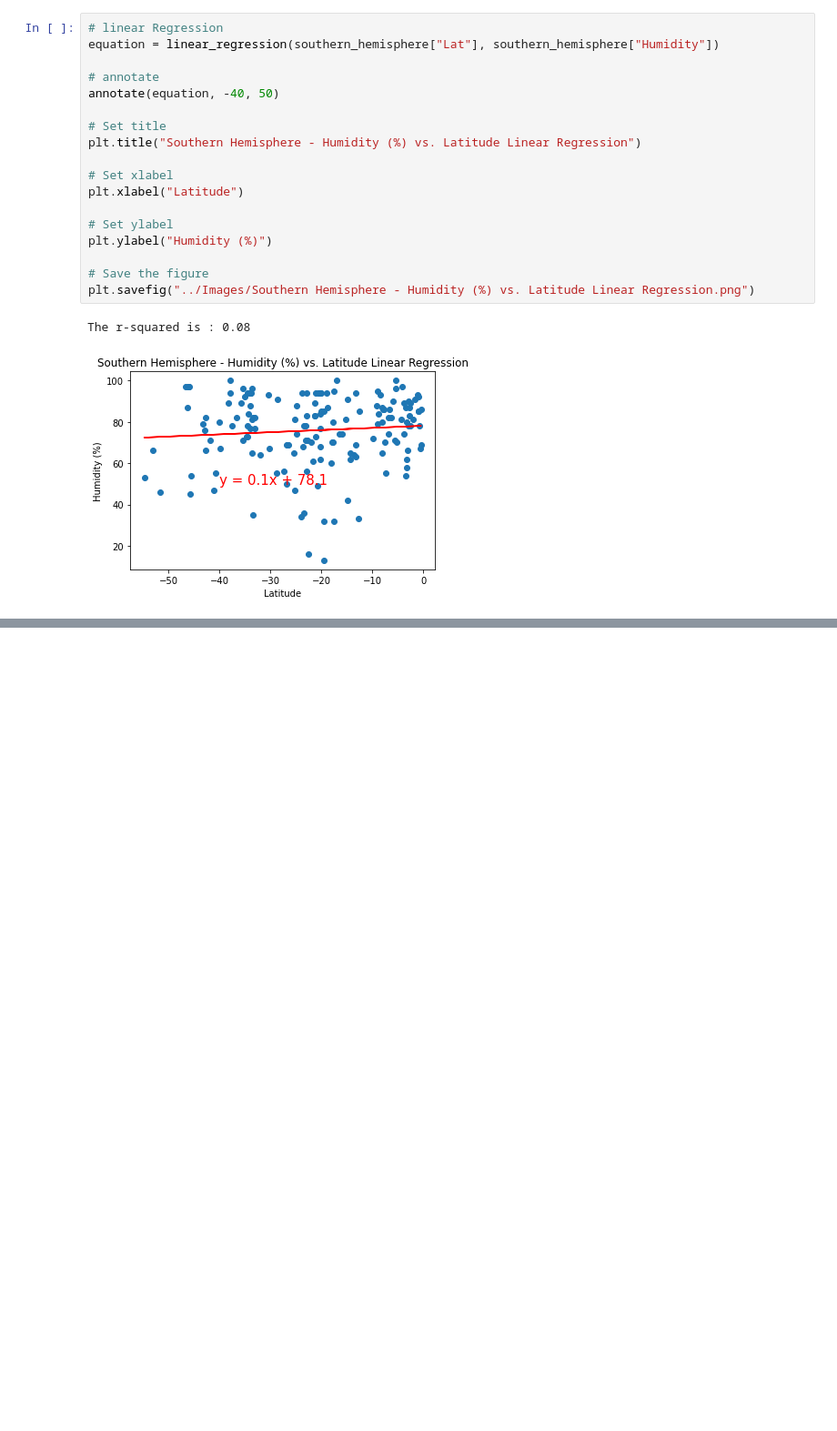
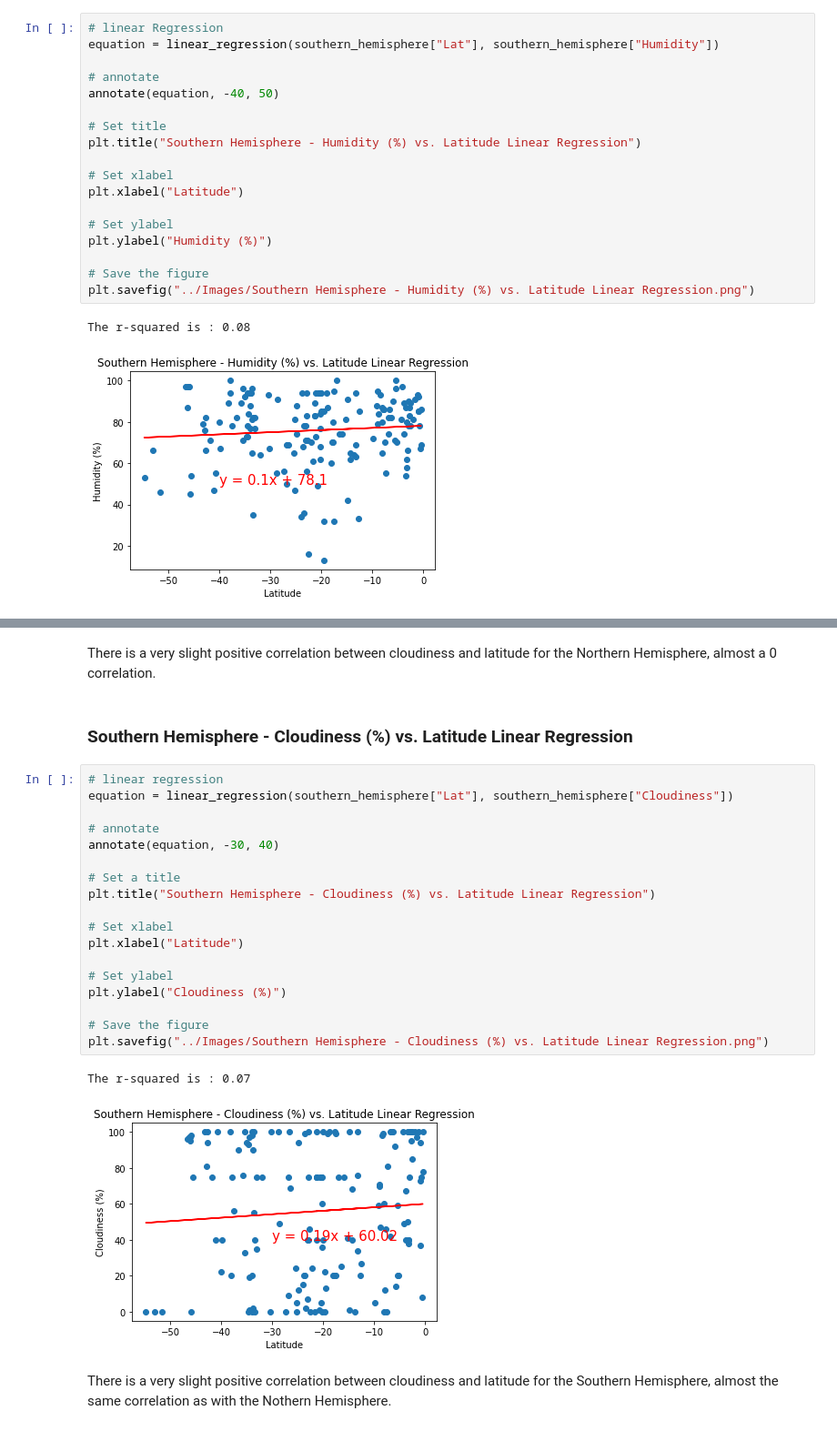
Before and after one commit to dejayru/python-api-chanllenge, a Jupyter notebook: WeatherPy/WeatherPy.ipynb, the cells around one changed output, grey strips where cells are left out. Shown: that part at 91% size. Saved outputs shown, nothing was run; the diff lists cells and outputs as text; blank space fills up the shorter version.

```diff
--- a/WeatherPy/WeatherPy.ipynb
+++ b/WeatherPy/WeatherPy.ipynb
@@ -390,0 +414,27 @@ The Humidity is less in the Souther Hemisphere, and there is also a slight posit
+# %% [markdown]
+There is a very slight positive correlation between cloudiness and latitude for the Northern Hemisphere, almost a  0 correlation.
+# %% [markdown]
+### Southern Hemisphere - Cloudiness (%) vs. Latitude Linear Regression
+# %%
+# linear regression
+equation = linear_regression(southern_hemisphere["Lat"], southern_hemisphere["Cloudiness"])
+
+# annotate
+annotate(equation, -30, 40)
+
+# Set a title
+plt.title("Southern Hemisphere - Cloudiness (%) vs. Latitude Linear Regression")
+
+# Set xlabel
+plt.xlabel("Latitude")
+
+# Set ylabel
+plt.ylabel("Cloudiness (%)")
+
+# Save the figure
+plt.savefig("../Images/Southern Hemisphere - Cloudiness (%) vs. Latitude Linear Regression.png")
+# %% [output]
+The r-squared is : 0.07
+[figure, added]
+# %% [markdown]
+There is a very slight positive correlation between cloudiness and latitude for the Southern Hemisphere, almost the same correlation as with the Nothern Hemisphere.
```
Also changed, not shown: parts of 4 cells of this notebook, 2 other files.
